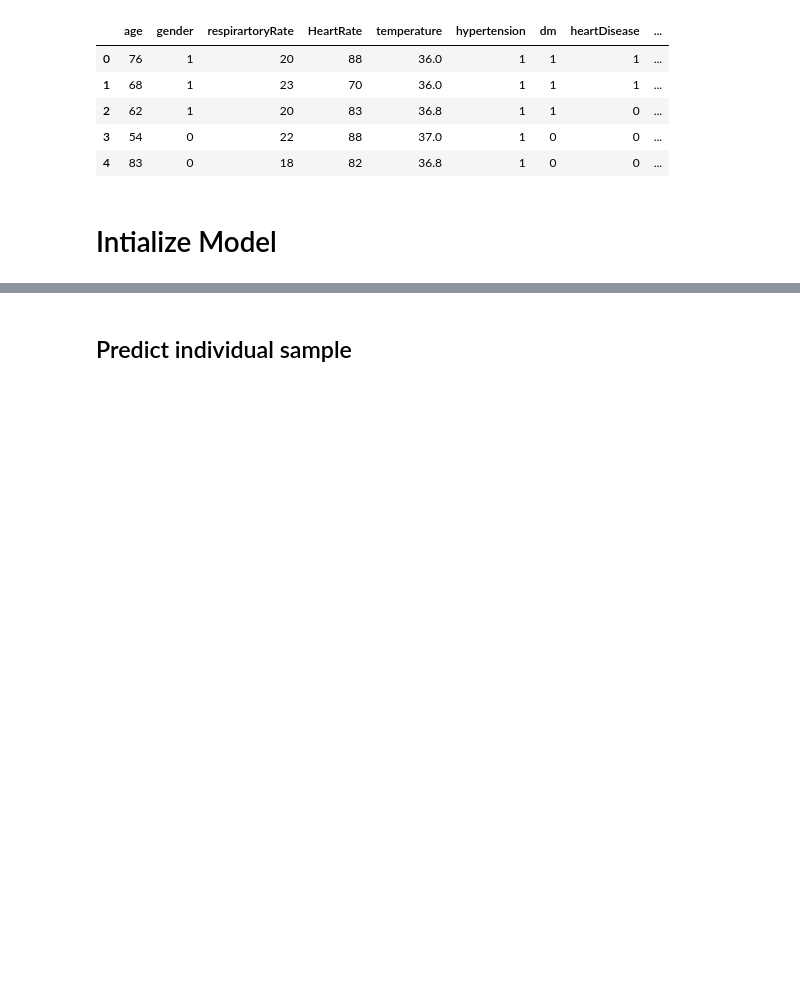
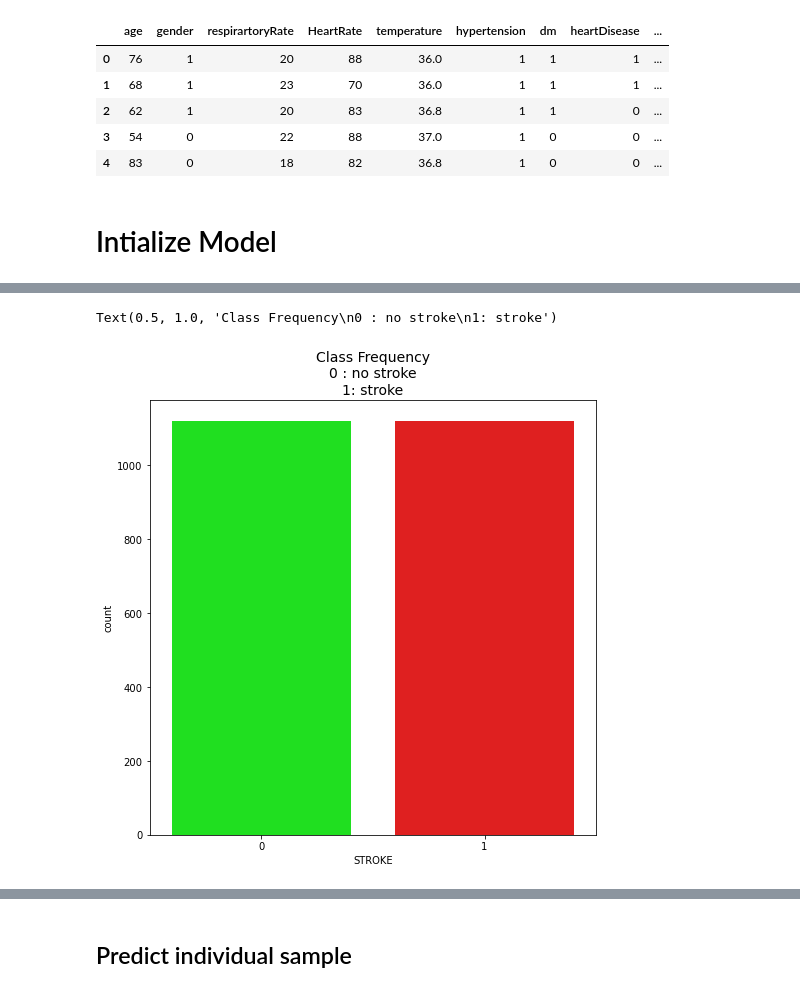
Before and after one commit to grathyaaaa/model-stroke, a Jupyter notebook: stroke-model.ipynb, the cells around one changed output, grey strips where cells are left out. Drawn from its saved outputs; the diff is of its cells as text; code cells hidden in the pictures; blank space fills up the shorter version.

```diff
--- a/stroke-model.ipynb
+++ b/stroke-model.ipynb
@@ -96,6 +96,8 @@ def baseline_model():
     return model
 # %%
 model = baseline_model()
+# %%
+X_train, X_test, y_train, y_test = sklearn.model_selection.train_test_split(X, y, test_size=0.2, random_state=seed)
 # %%
-model.fit(X,y, epochs=15)
+model.fit(X_train, y_train, epochs=15, batch_size=64)
 # %% [output]
@@ -121,9 +145,10 @@ skf = StratifiedKFold(n_splits=5, shuffle=True, random_state=seed)
 train_acc = []
 test_acc = []
 history = []
-for train_index, test_index in skf.split(X_res, y_res):
-    X_train, X_test = X_res.iloc[train_index], X_res.iloc[test_index]
-    y_train, y_test = y_res[train_index], y_res[test_index]
+for train_index, test_index in skf.split(X, y):
+    X_train, X_test = X.iloc[train_index], X.iloc[test_index]
+    y_train, y_test = y[train_index], y[test_index]
+    X_train , y_train = RandomOverSampler(random_state=seed).fit_resample(X_train, y_train)
     model = baseline_model()
     history += [model.fit(X_train, y_train, epochs=EPOCHS, batch_size=BATCH_SIZE).history['accuracy']]
 
@@ -135,7 +160,6 @@ for train_index, test_index in skf.split(X_res, y_res):
     m.update_state(model.predict_classes(X_test), y_test)
     testScore = m.result().numpy()
 
-
     train_acc.append(trainScore)
     test_acc.append(testScore)
 # %% [output]
@@ -158,0 +183,8 @@ Epoch 30/30
+# %%
+colors = ["#00FF00", "#FF0000"]
+fig, ax = plt.subplots(figsize=(8,8))
+sns.countplot('STROKE', data=pd.concat([X_train,y_train], axis=1), ax=ax, palette=colors)
+plt.title('Class Frequency\n0 : no stroke\n1: stroke', fontsize=14)
+# %% [output]
+Text(0.5, 1.0, 'Class Frequency\n0 : no stroke\n1: stroke')
+[figure, added]
```
Also changed, not shown: parts of 25 cells of this notebook.
